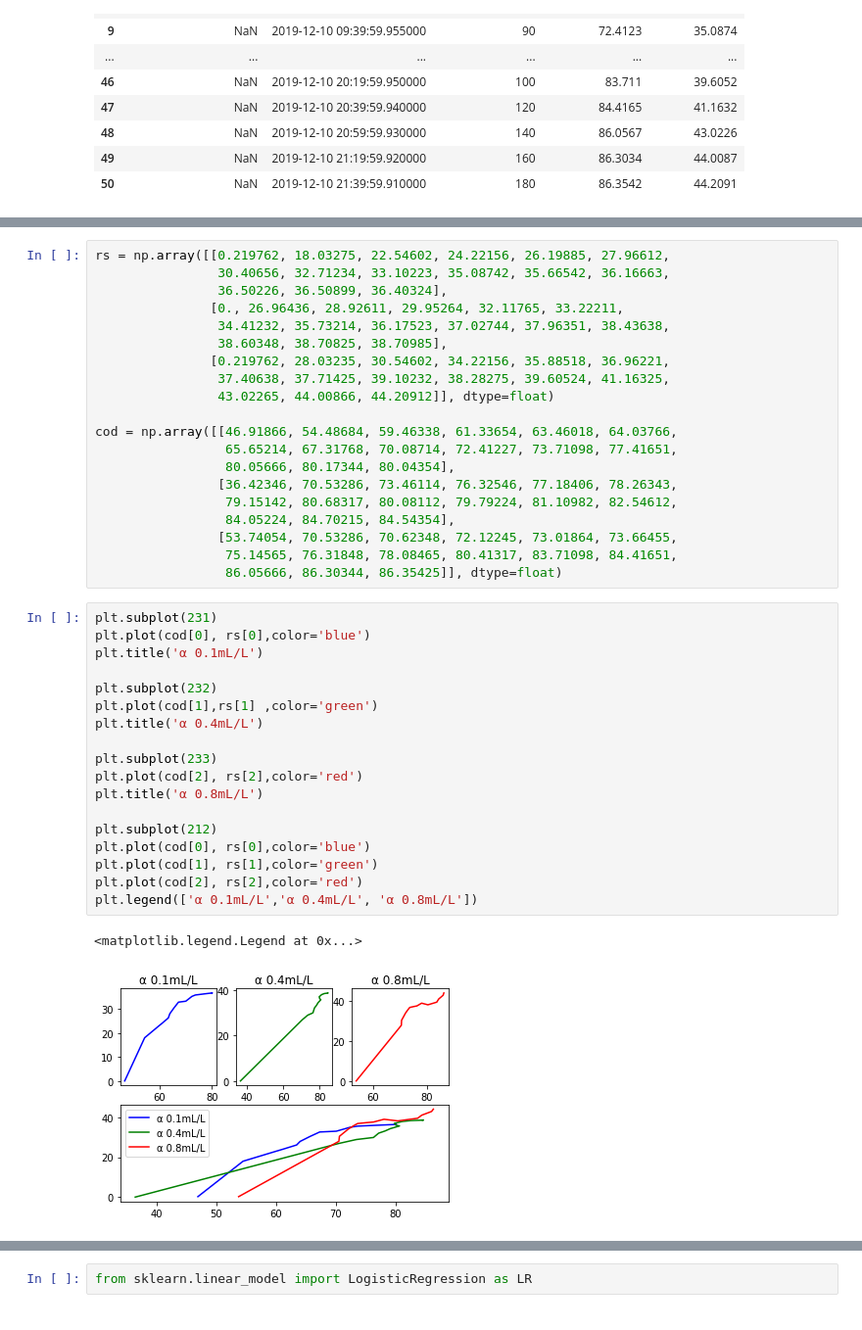
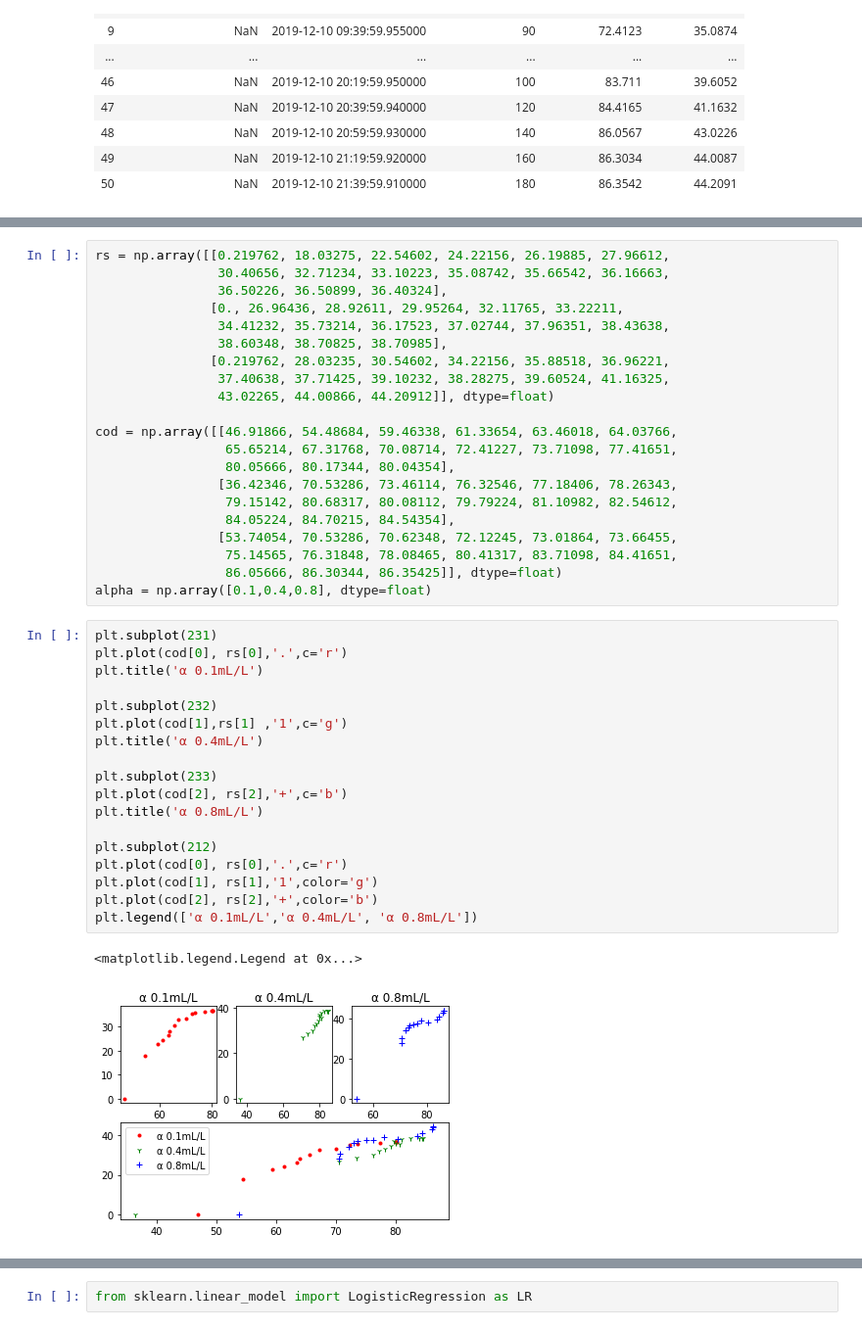
Before and after one commit to BanBuDu0/math-model, a Jupyter notebook: t3/test.ipynb, the cells around one changed output, grey strips where cells are left out. Shown at 98% size. Saved outputs shown, nothing was run; the diff lists cells and outputs as text.

```diff
--- a/t3/test.ipynb
+++ b/t3/test.ipynb
@@ -45,24 +61,25 @@ cod = np.array([[46.91866, 54.48684, 59.46338, 61.33654, 63.46018, 64.03766,
                 [53.74054, 70.53286, 70.62348, 72.12245, 73.01864, 73.66455,
                  75.14565, 76.31848, 78.08465, 80.41317, 83.71098, 84.41651,
                  86.05666, 86.30344, 86.35425]], dtype=float)
+alpha = np.array([0.1,0.4,0.8], dtype=float)
 # %%
 plt.subplot(231)
-plt.plot(cod[0], rs[0],color='blue')
+plt.plot(cod[0], rs[0],'.',c='r')
 plt.title('α 0.1mL/L')
 
 plt.subplot(232)
-plt.plot(cod[1],rs[1] ,color='green')
+plt.plot(cod[1],rs[1] ,'1',c='g')
 plt.title('α 0.4mL/L')
 
 plt.subplot(233)
-plt.plot(cod[2], rs[2],color='red')
+plt.plot(cod[2], rs[2],'+',c='b')
 plt.title('α 0.8mL/L')
 
 plt.subplot(212)
-plt.plot(cod[0], rs[0],color='blue')
-plt.plot(cod[1], rs[1],color='green')
-plt.plot(cod[2], rs[2],color='red')
+plt.plot(cod[0], rs[0],'.',c='r')
+plt.plot(cod[1], rs[1],'1',color='g')
+plt.plot(cod[2], rs[2],'+',color='b')
 plt.legend(['α 0.1mL/L','α 0.4mL/L', 'α 0.8mL/L'])
 # %% [output]
 <matplotlib.legend.Legend at 0x...>
-[figure, old version]
+[figure, new version]
```
Also changed, not shown: parts of 10 cells of this notebook, 4 other files.
